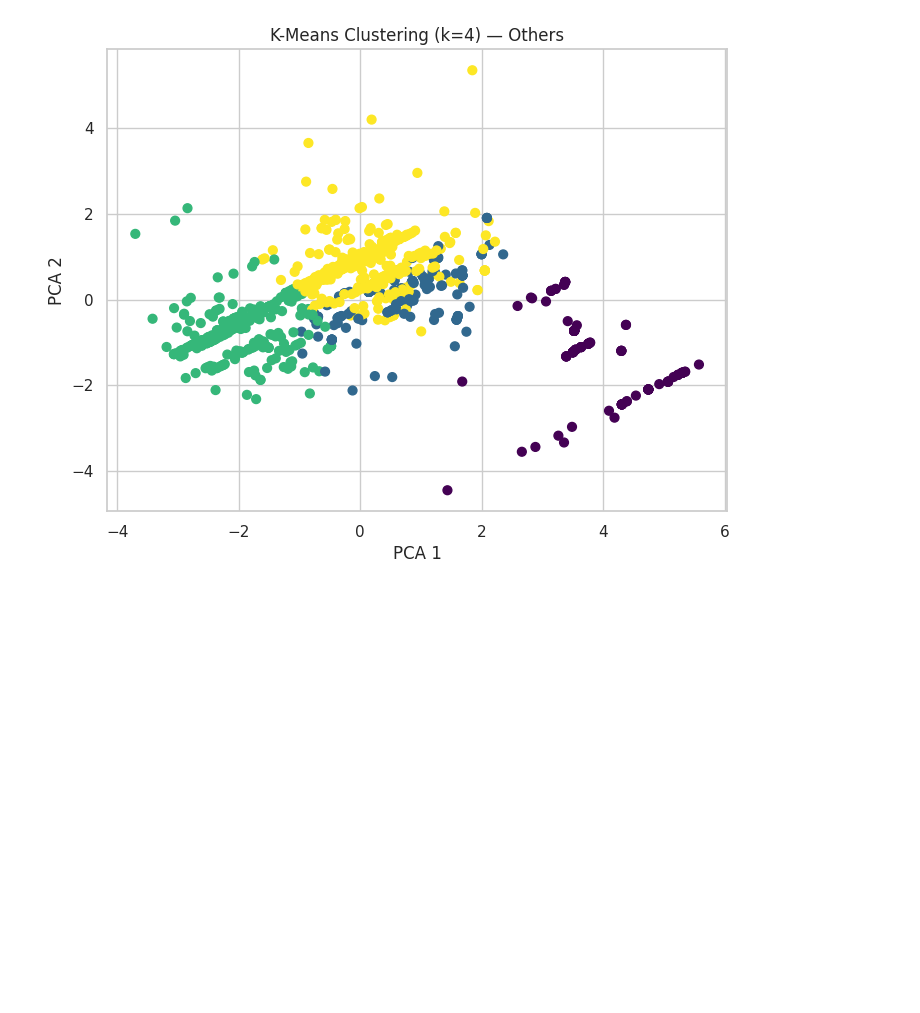
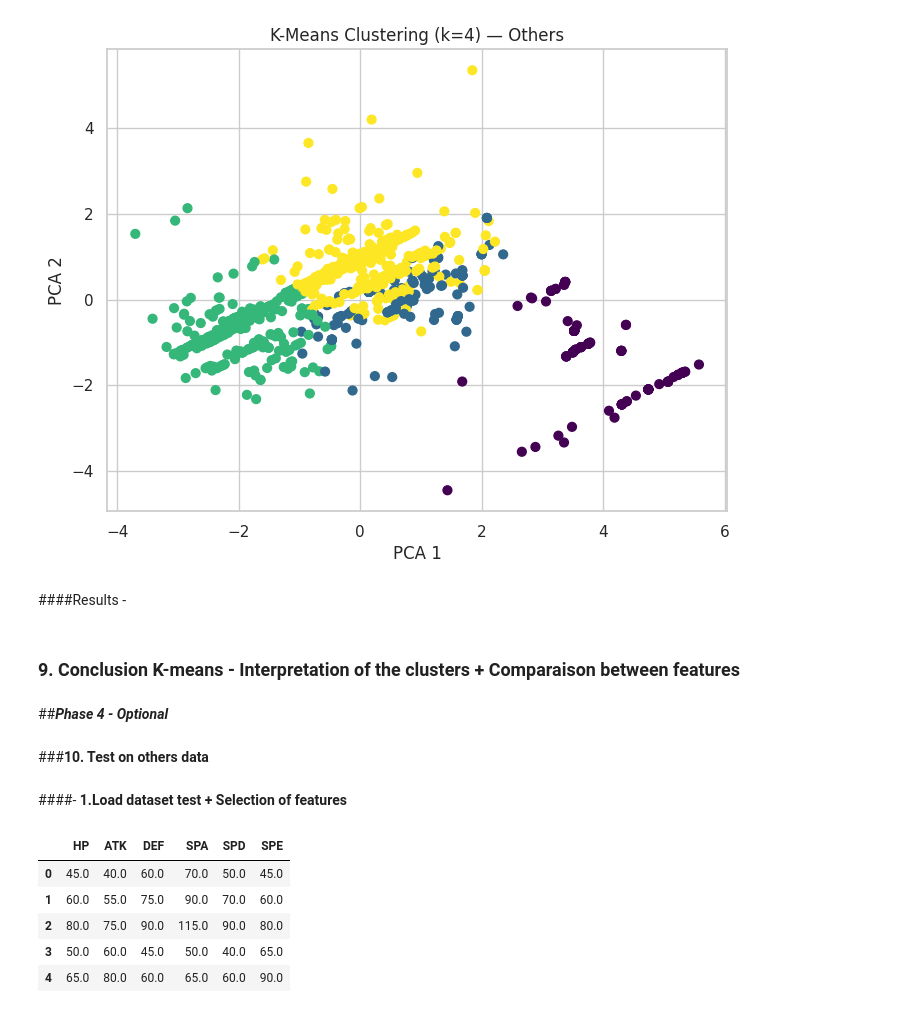
Before and after one commit to NathanaelLUCETTE/projet_ML, a Jupyter notebook: pokemon_clustering_project.ipynb, the cells around one changed output. Saved outputs shown, nothing was run; the diff lists cells and outputs as text; code cells hidden in the pictures; blank space fills up the shorter version.

Commit message:
Add (dataset test importation)

```diff
--- a/pokemon_clustering_project.ipynb
+++ b/pokemon_clustering_project.ipynb
@@ -696,3 +705,38 @@ labels_stats_4 = run_kmeans(df_choosen_scaled, 4, title="Others")
 [figure]
 [figure]
 [figure]
+# %% [markdown]
+####Results -
+# %% [markdown]
+### **9. Conclusion K-means - Interpretation of the clusters + Comparaison between features**
+# %% [markdown]
+##***Phase 4 - Optional***
+# %% [markdown]
+###**10. Test on others data**
+# %% [markdown]
+####- **1.Load dataset test + Selection of features**
+# %%
+## 1. Load Dataset
+import pandas as pd
+import seaborn as sns
+import matplotlib.pyplot as plt
+
+sns.set_theme(style="whitegrid")
+##df = pd.read_csv("data/pokemon_complete_2025.csv")
+
+url = "https://raw.githubusercontent.com/NathanaelLUCETTE/projet_ML/main/data/AlteRed_pokemon_dataset.csv"
+df_test = pd.read_csv(url)
+
+##Selection of the numerical features (HP, attacks, speed...)
+cols_to_drop = [ "Name", "OG 'Mon", "Sprite", "Shiny", "Ability(ies)", "Type", "#:", "Unnamed: 4",
+                "Evolution", "Area", "Held Item", "Credit", "Trivia", "BST"]
+
+df_stats_test = df_test.drop(columns = cols_to_drop)
+df_stats_test.head()
+# %% [output]
+|  | HP | ATK | DEF | SPA | SPD | SPE |
+| 0 | 45.0 | 40.0 | 60.0 | 70.0 | 50.0 | 45.0 |
+| 1 | 60.0 | 55.0 | 75.0 | 90.0 | 70.0 | 60.0 |
+| 2 | 80.0 | 75.0 | 90.0 | 115.0 | 90.0 | 80.0 |
+| 3 | 50.0 | 60.0 | 45.0 | 50.0 | 40.0 | 65.0 |
+| 4 | 65.0 | 80.0 | 60.0 | 65.0 | 60.0 | 90.0 |
```
Also changed, not shown: parts of 7 cells of this notebook.
